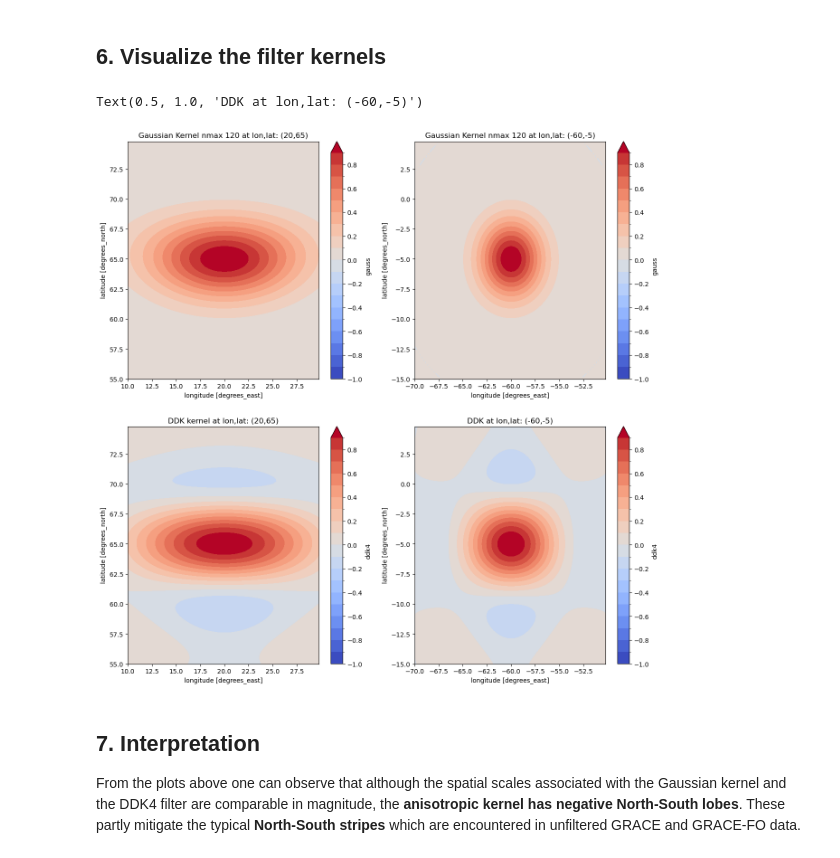
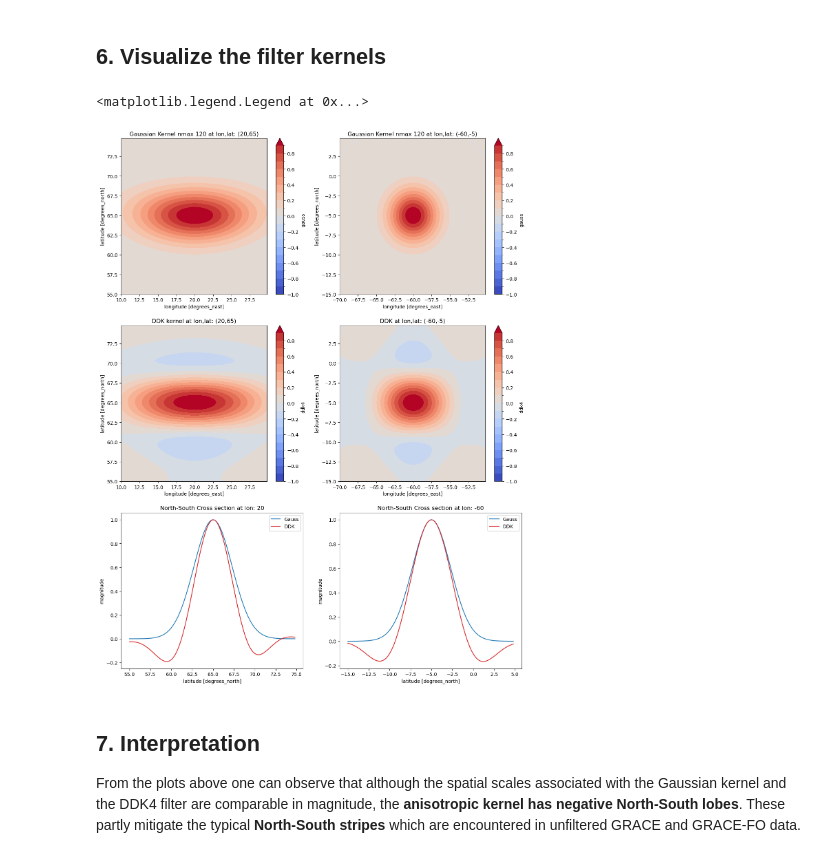
Before and after one commit to ITC-Water-Resources/shxarray, a Jupyter notebook: docs/source/notebooks/visualize_filter.ipynb, the cells around one changed output. Drawn from its saved outputs; the diff is of its cells as text; code cells hidden in the pictures.

Commit message:
add a convenience plotting function for isotropic kernels, and extend notebook for visualization of kernels

```diff
--- a/docs/source/notebooks/visualize_filter.ipynb
+++ b/docs/source/notebooks/visualize_filter.ipynb
@@ -78,23 +87,36 @@ dspos2=dspos2/dspos2.max()
 # %% [markdown]
 ## 6. Visualize the filter kernels
 # %%
-fig, axs = mpl.subplots(ncols=2,nrows=2,figsize=(15, 15))
+fig, axs = mpl.subplots(ncols=2,nrows=3,figsize=(15, 20))
 vmin=-1
 vmax=1
 
 pargs={"cmap":'coolwarm','vmin':vmin,'vmax':vmax,"levels":np.arange(vmin,vmax,0.1)}
 pgss1=dspos1.gauss.plot.contourf(ax=axs[0][0],**pargs)
 pgss2=dspos2.gauss.plot.contourf(ax=axs[0][1],**pargs)
 axs[0][0].set_title(f"Gaussian Kernel nmax {nmax} at lon,lat: ({lon[0]},{lat[0]})")
 axs[0][1].set_title(f"Gaussian Kernel nmax {nmax} at lon,lat: ({lon[1]},{lat[1]})")
 
 pddk1=dspos1.ddk4.plot.contourf(ax=axs[1][0],**pargs)
 pddk2=dspos2.ddk4.plot.contourf(ax=axs[1][1],**pargs)
 axs[1][0].set_title(f"DDK kernel at lon,lat: ({lon[0]},{lat[0]})")
 axs[1][1].set_title(f"DDK at lon,lat: ({lon[1]},{lat[1]})")
+
+#alos plot cross section in West-East direction
+dspos1.gauss.sel(lon=lon[0],method='nearest').plot(ax=axs[2,0],color='tab:blue',label='Gauss')
+dspos1.ddk4.sel(lon=lon[0],method='nearest').plot(ax=axs[2,0],color='tab:red',label='DDK')
+
+dspos2.gauss.sel(lon=lon[1],method='nearest').plot(ax=axs[2,1],color='tab:blue',label='Gauss')
+dspos2.ddk4.sel(lon=lon[1],method='nearest').plot(ax=axs[2,1],color='tab:red',label='DDK')
+axs[2][0].set_ylabel('magnitude')
+axs[2][0].set_title(f"North-South Cross section at lon: {lon[0]}")
+axs[2][0].legend()
+axs[2][1].set_ylabel('magnitude')
+axs[2][1].set_title(f"North-South Cross section at lon: {lon[1]}")
+axs[2][1].legend()
 # %% [output]
-Text(0.5, 1.0, 'DDK at lon,lat: (-60,-5)')
+<matplotlib.legend.Legend at 0x...>
-[figure, old version]
+[figure, new version]
 # %% [markdown]
 ## 7. Interpretation
 From the plots above one can observe that although the spatial scales associated with the Gaussian kernel and the DDK4 filter are comparable in magnitude, the **anisotropic kernel has negative North-South lobes**. These partly mitigate the typical **North-South stripes** which are encountered in unfiltered GRACE and GRACE-FO data.
```
Also changed, not shown: parts of 3 cells of this notebook, 1 other file.
